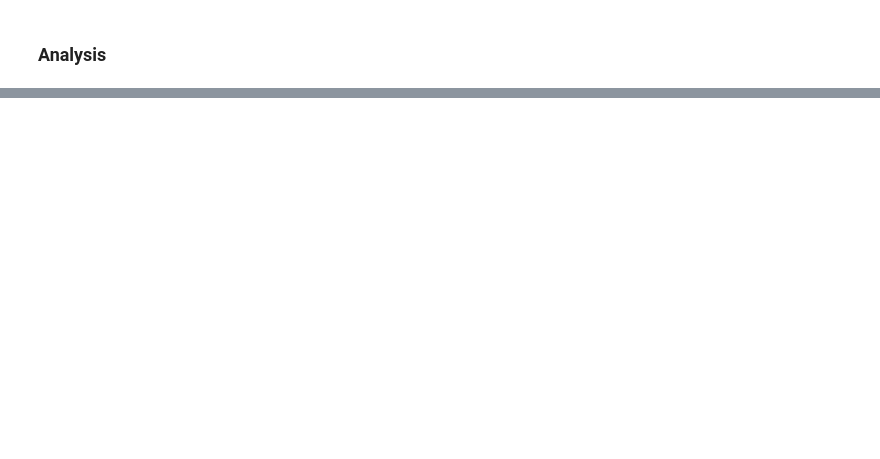
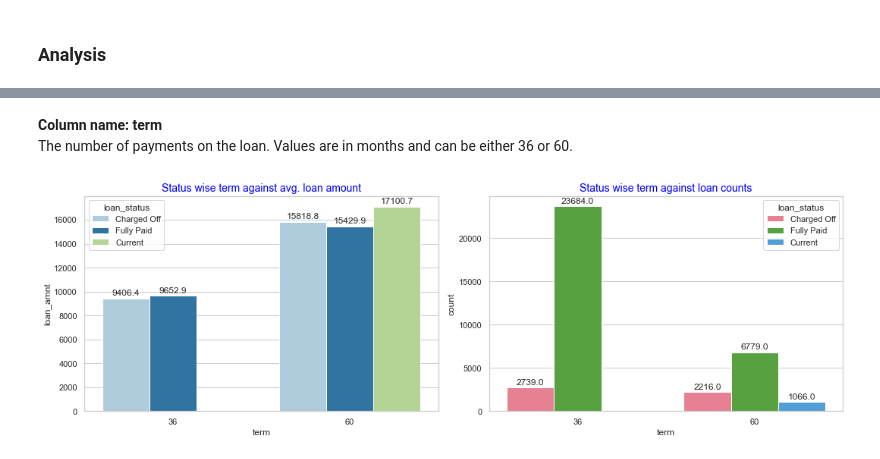
Before and after one commit to Utkarsh4610/LendingClub, a Jupyter notebook: LendingClubCaseStudy.ipynb, the cells around one changed output, grey strips where cells are left out. Cells and saved outputs as stored; diff of their text form; code cells hidden in the pictures; blank space fills up the shorter version.

```diff
--- a/LendingClubCaseStudy.ipynb
+++ b/LendingClubCaseStudy.ipynb
@@ -249,0 +460,20 @@ total acc
+# %% [markdown]
+**Column name: term** <br>
+The number of payments on the loan. Values are in months and can be either 36 or 60.
+# %%
+plt.figure(figsize=(15,5))
+
+plt.subplot(1,2,1)
+ax2 = sns.barplot(x='term',y ='loan_amnt', data=loan_master,palette='Paired',ci=False,hue='loan_status')
+annotate_bar(ax2)
+plt.title('Status wise term against avg. loan amount',{'color' :'blue','fontsize':14})
+
+plt.subplot(1,2,2)
+ax1 = sns.countplot(x='term',data=loan_master,palette='husl',hue='loan_status')
+annotate_bar(ax1)
+plt.title('Status wise term against loan counts',{'color' :'blue','fontsize':14})
+
+plt.tight_layout()
+plt.show()
+# %% [output]
+[figure, added]
```
Also changed, not shown: parts of 115 cells of this notebook.
